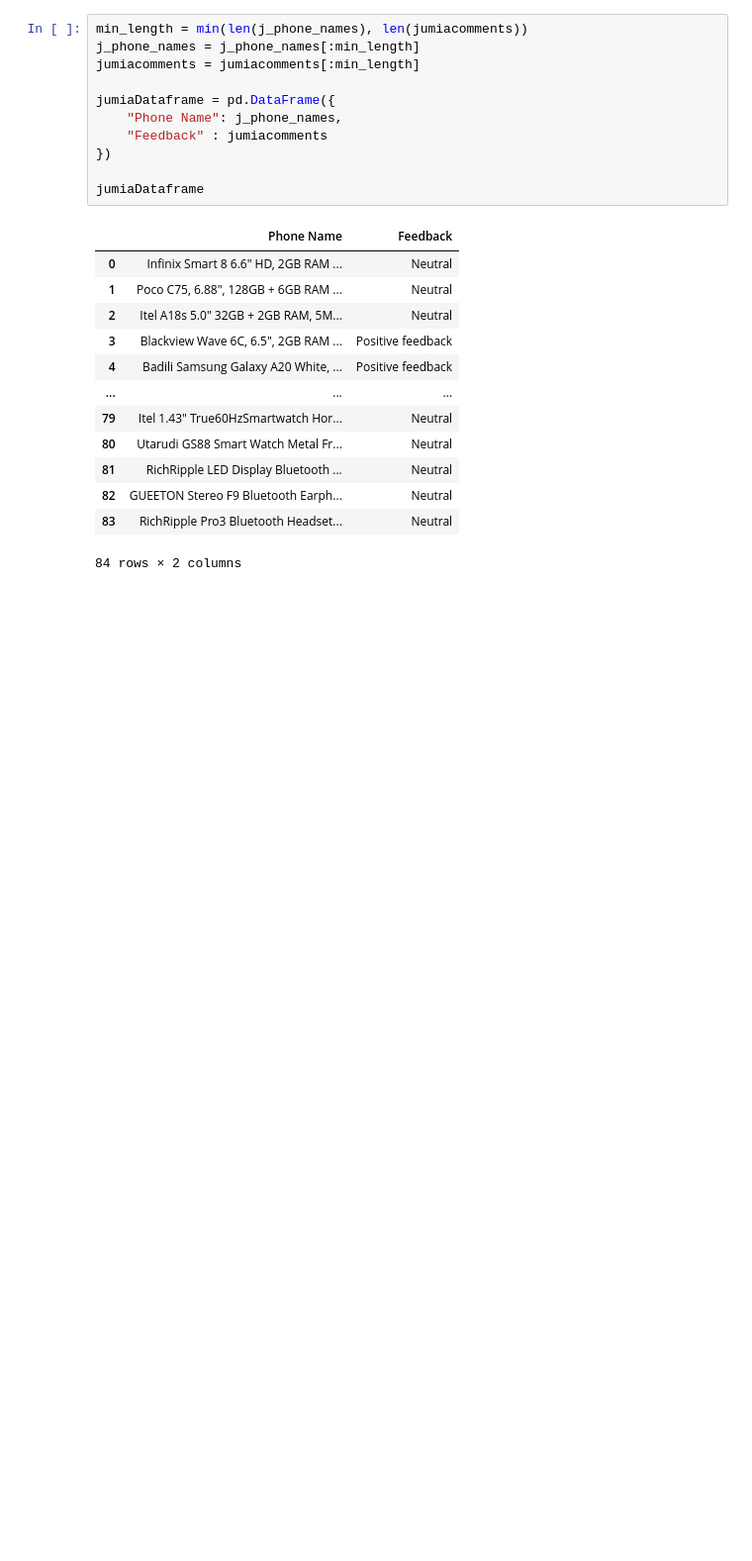
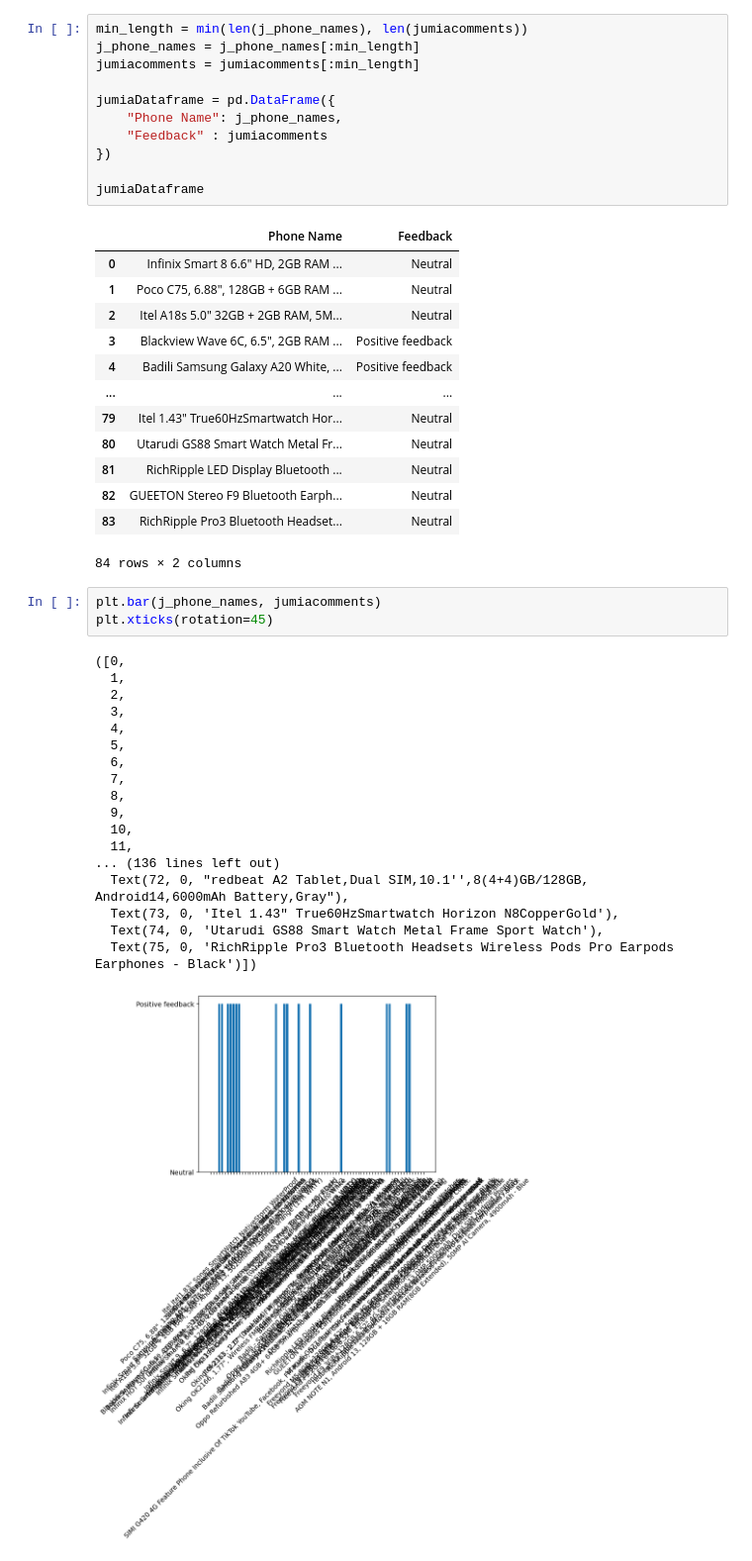
Before and after one commit to CisseBenn/Data-Scrapping, a Jupyter notebook: Main.ipynb, the cells around one changed output. Shown at 99% size. Drawn from its saved outputs; the diff is of its cells as text; blank space fills up the shorter version.

```diff
--- a/Main.ipynb
+++ b/Main.ipynb
@@ -707,3 +707,25 @@ jumiaDataframe
 | 82 | GUEETON Stereo F9 Bluetooth Earph... | Neutral |
 | 83 | RichRipple Pro3 Bluetooth Headset... | Neutral |
 84 rows × 2 columns
+# %%
+plt.bar(j_phone_names, jumiacomments)
+plt.xticks(rotation=45)
+# %% [output]
+([0,
+  1,
+  2,
+  3,
+  4,
+  5,
+  6,
+  7,
+  8,
+  9,
+  10,
+  11,
+... (136 lines left out)
+  Text(72, 0, "redbeat A2 Tablet,Dual SIM,10.1'',8(4+4)GB/128GB, Android14,6000mAh Battery,Gray"),
+  Text(73, 0, 'Itel 1.43" True60HzSmartwatch Horizon N8CopperGold'),
+  Text(74, 0, 'Utarudi GS88 Smart Watch Metal Frame Sport Watch'),
+  Text(75, 0, 'RichRipple Pro3 Bluetooth Headsets Wireless Pods Pro Earpods Earphones - Black')])
+[figure, added]
```
